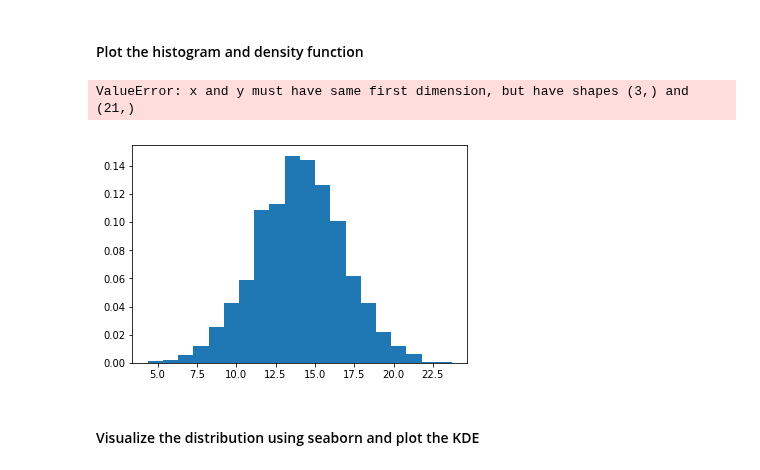
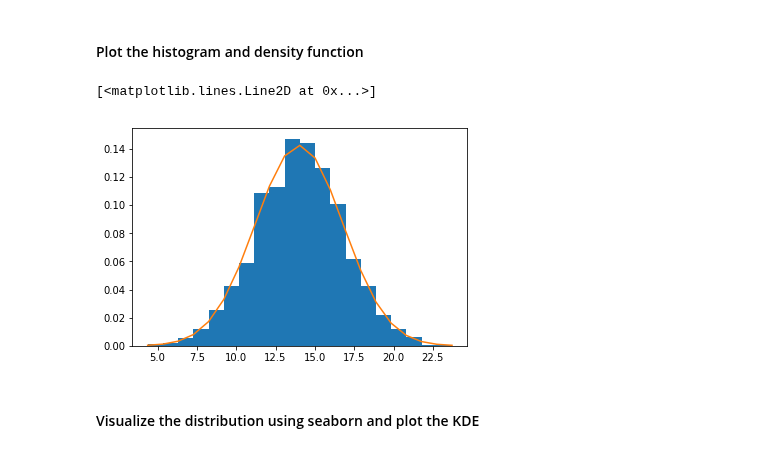
Before and after one commit to lasoya/dsc-1-09-13-normal-gaussian-distributions-lab-nyc-ds-career-031119, a Jupyter notebook: index.ipynb, the cells around one changed output. Cells and saved outputs as stored; diff of their text form; code cells hidden in the pictures.

```diff
--- a/index.ipynb
+++ b/index.ipynb
@@ -56,11 +56,11 @@ array([0.00038463, 0.00118923, 0.0032631 , 0.0079458 , 0.01717073,
 #### Plot the histogram and density function
 # %%
 # Plot histogram along with the density function
-hist = plt.hist(s, density=True, bins=20)
-plt.plot(hist, density)
+plt.hist(s, density=True, bins=20)
+plt.plot(bins, density)
 # %% [output]
-ValueError: x and y must have same first dimension, but have shapes (3,) and (21,)
+[<matplotlib.lines.Line2D at 0x...>]
-[figure, old version]
+[figure, new version]
 # %% [markdown]
 #### Visualize the distribution using seaborn and plot the KDE
 # %%
```
